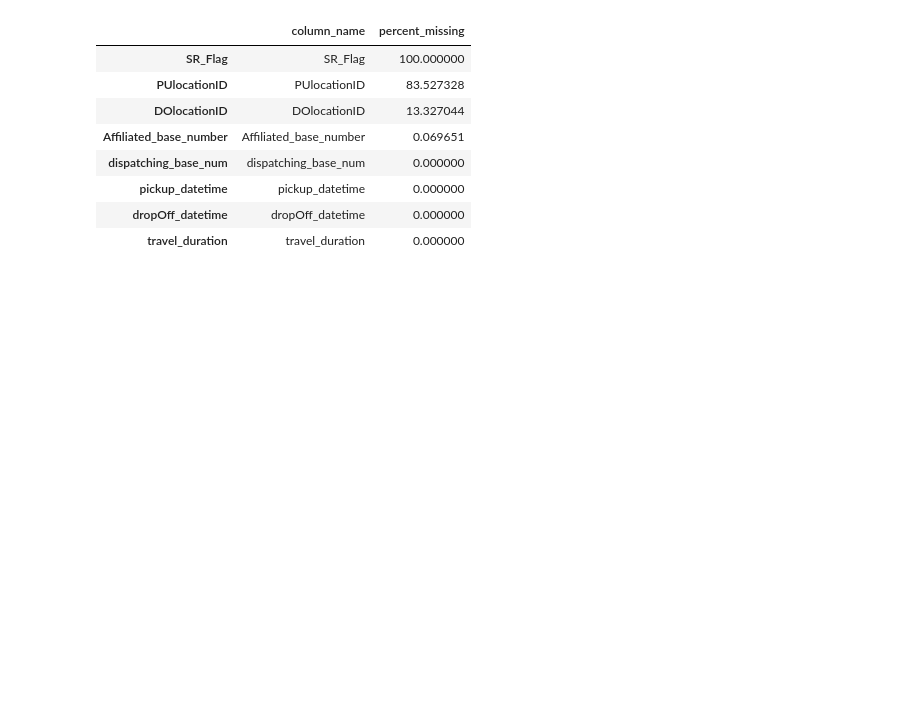
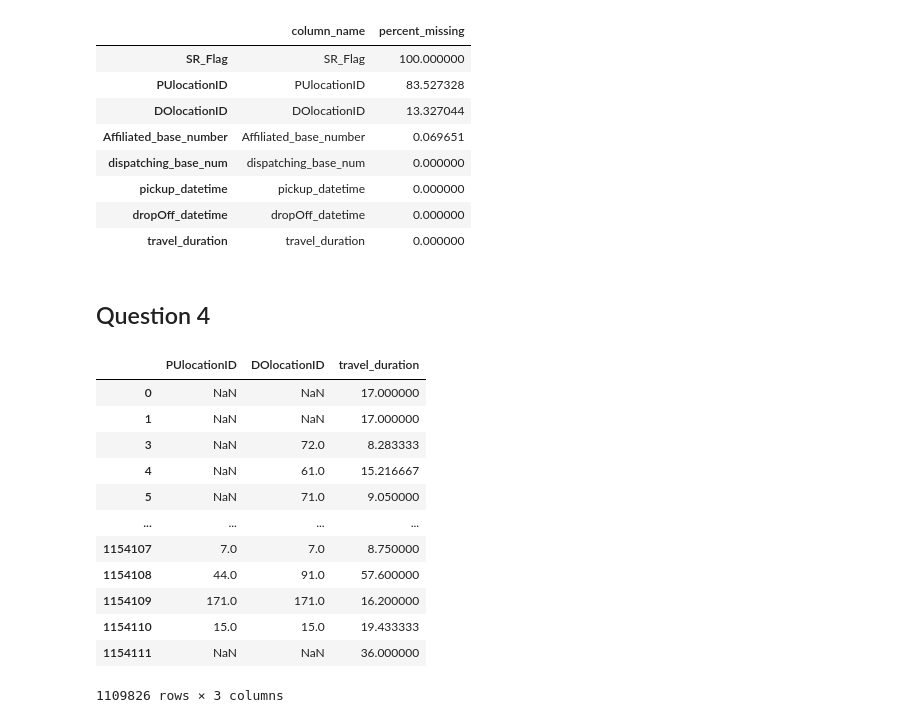
Before and after one commit to chekwei4/ml-ops-zoomcamp, a Jupyter notebook: week_1/week1_notebook.ipynb, the cells around one changed output. Cells and saved outputs as stored; diff of their text form; code cells hidden in the pictures; blank space fills up the shorter version.

```diff
--- a/week_1/week1_notebook.ipynb
+++ b/week_1/week1_notebook.ipynb
@@ -11,7 +13,7 @@ import pandas as pd
 # %% [markdown]
 ## Question 1
 # %%
-df = pd.read_parquet("fhv_tripdata_2021-01.parquet")
+df = pd.read_parquet("data/fhv_tripdata_2021-01.parquet")
 # %%
 df.head(4)
 # %% [output]
@@ -127,3 +129,22 @@ missing_value_df
 | pickup_datetime | pickup_datetime | 0.000000 |
 | dropOff_datetime | dropOff_datetime | 0.000000 |
 | travel_duration | travel_duration | 0.000000 |
+# %% [markdown]
+## Question 4
+# %%
+df_tmp = df[["PUlocationID", "DOlocationID", "travel_duration"]]
+df_tmp
+# %% [output]
+|  | PUlocationID | DOlocationID | travel_duration |
+| 0 | NaN | NaN | 17.000000 |
+| 1 | NaN | NaN | 17.000000 |
+| 3 | NaN | 72.0 | 8.283333 |
+| 4 | NaN | 61.0 | 15.216667 |
+| 5 | NaN | 71.0 | 9.050000 |
+| ... | ... | ... | ... |
+| 1154107 | 7.0 | 7.0 | 8.750000 |
+| 1154108 | 44.0 | 91.0 | 57.600000 |
+| 1154109 | 171.0 | 171.0 | 16.200000 |
+| 1154110 | 15.0 | 15.0 | 19.433333 |
+| 1154111 | NaN | NaN | 36.000000 |
+1109826 rows × 3 columns
```
Also changed, not shown: parts of 24 cells of this notebook, 1 other file.
